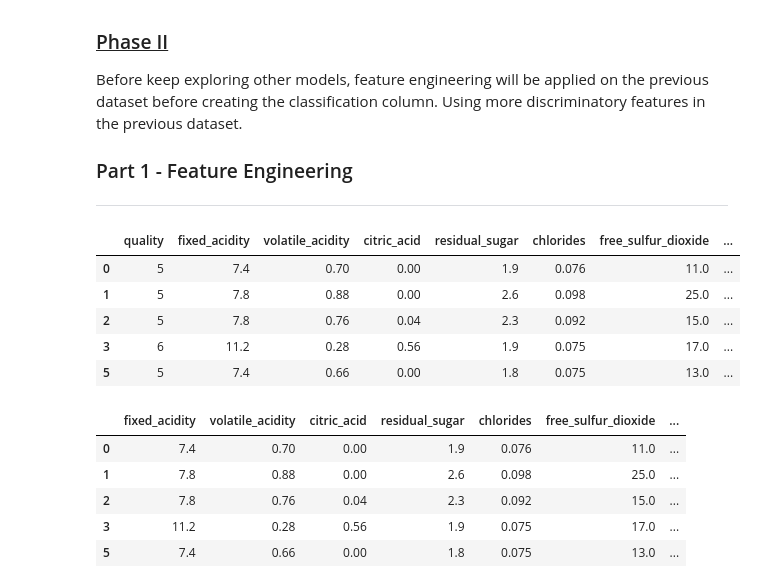
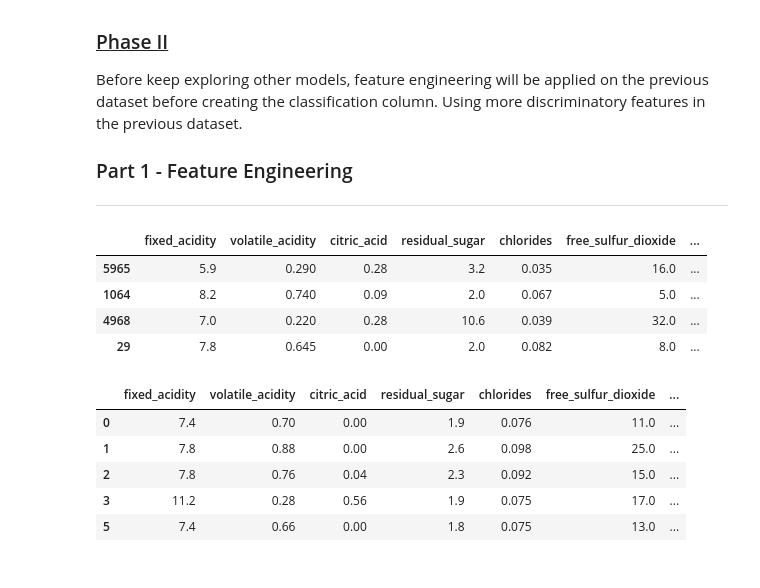
Before and after one commit to danielamartinezli/wine_classification, a Jupyter notebook: notebook/wine_quality.ipynb, the cells around one changed output. Drawn from its saved outputs; the diff is of its cells as text; code cells hidden in the pictures.

```diff
--- a/notebook/wine_quality.ipynb
+++ b/notebook/wine_quality.ipynb
@@ -2960,14 +2960,13 @@ Before keep exploring other models, feature engineering will be applied on the p
 ___
 # %%
 # Checking Original Dataset
-wine_q_clean.head()
+wine_class.sample(4)
 # %% [output]
-|  | quality | fixed_acidity | volatile_acidity | citric_acid | residual_sugar | chlorides | free_sulfur_dioxide | ... |
-| 0 | 5 | 7.4 | 0.70 | 0.00 | 1.9 | 0.076 | 11.0 | ... |
-| 1 | 5 | 7.8 | 0.88 | 0.00 | 2.6 | 0.098 | 25.0 | ... |
-| 2 | 5 | 7.8 | 0.76 | 0.04 | 2.3 | 0.092 | 15.0 | ... |
-| 3 | 6 | 11.2 | 0.28 | 0.56 | 1.9 | 0.075 | 17.0 | ... |
-| 5 | 5 | 7.4 | 0.66 | 0.00 | 1.8 | 0.075 | 13.0 | ... |
+|  | fixed_acidity | volatile_acidity | citric_acid | residual_sugar | chlorides | free_sulfur_dioxide | ... |
+| 5965 | 5.9 | 0.290 | 0.28 | 3.2 | 0.035 | 16.0 | ... |
+| 1064 | 8.2 | 0.740 | 0.09 | 2.0 | 0.067 | 5.0 | ... |
+| 4968 | 7.0 | 0.220 | 0.28 | 10.6 | 0.039 | 32.0 | ... |
+| 29 | 7.8 | 0.645 | 0.00 | 2.0 | 0.082 | 8.0 | ... |
 # %%
 # List of columns to drop
 columns_to_drop = ['class_quality', 'quality']
```
Also changed, not shown: parts of 28 cells of this notebook.
